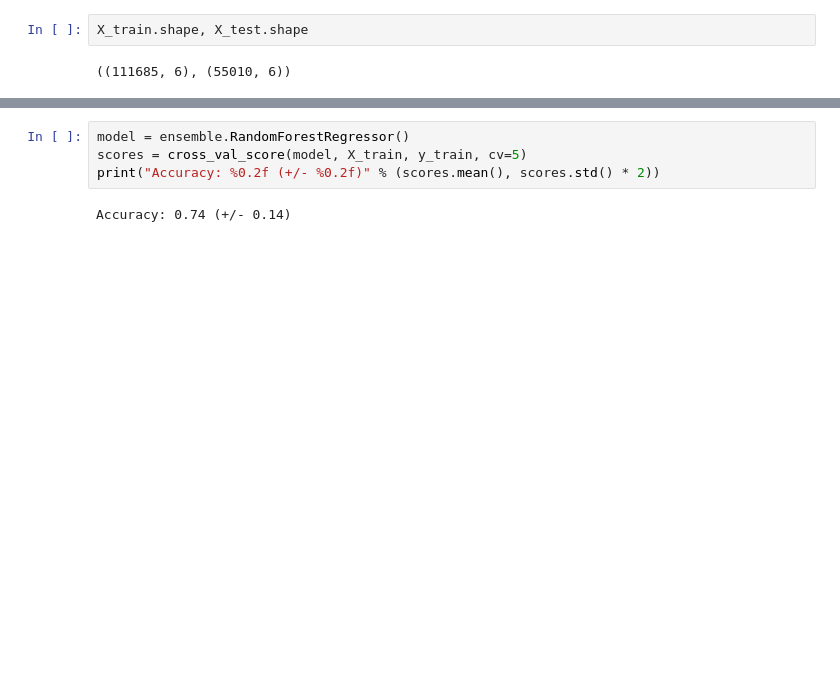
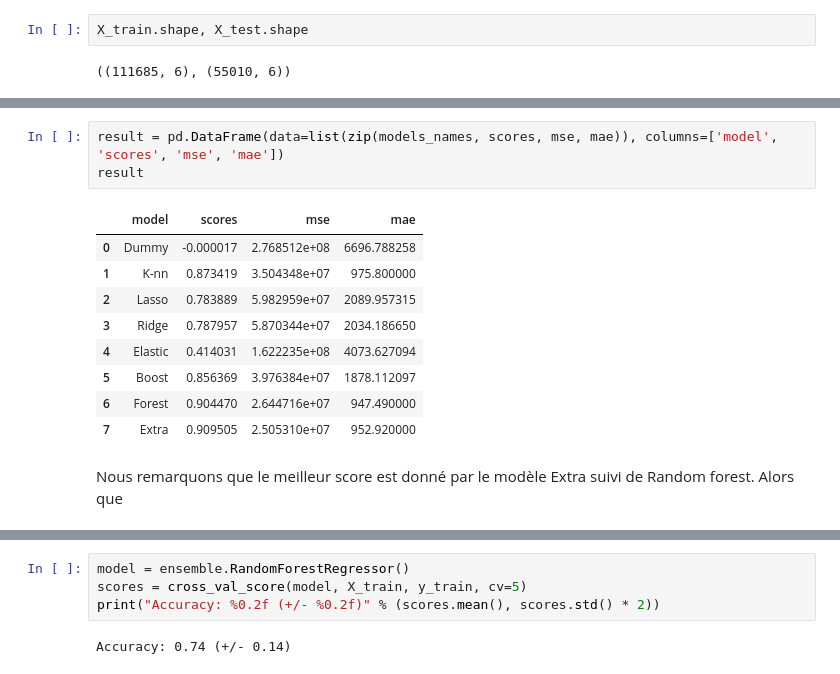
Before and after one commit to lyes1/projet_data_automobile, a Jupyter notebook: Projet_estimation_vehicule.ipynb, the cells around one changed output, grey strips where cells are left out. Saved outputs shown, nothing was run; the diff lists cells and outputs as text; blank space fills up the shorter version.

```diff
--- a/Projet_estimation_vehicule.ipynb
+++ b/Projet_estimation_vehicule.ipynb
@@ -556,0 +613,15 @@ from sklearn.model_selection import cross_val_score, cross_val_predict
+# %%
+result = pd.DataFrame(data=list(zip(models_names, scores, mse, mae)), columns=['model', 'scores', 'mse', 'mae'])
+result
+# %% [output]
+|  | model | scores | mse | mae |
+| 0 | Dummy | -0.000017 | 2.768512e+08 | 6696.788258 |
+| 1 | K-nn | 0.873419 | 3.504348e+07 | 975.800000 |
+| 2 | Lasso | 0.783889 | 5.982959e+07 | 2089.957315 |
+| 3 | Ridge | 0.787957 | 5.870344e+07 | 2034.186650 |
+| 4 | Elastic | 0.414031 | 1.622235e+08 | 4073.627094 |
+| 5 | Boost | 0.856369 | 3.976384e+07 | 1878.112097 |
+| 6 | Forest | 0.904470 | 2.644716e+07 | 947.490000 |
+| 7 | Extra | 0.909505 | 2.505310e+07 | 952.920000 |
+# %% [markdown]
+Nous remarquons que le meilleur score est donné par le modèle Extra suivi de Random forest. Alors que
```
Also changed, not shown: parts of 20 cells of this notebook.
